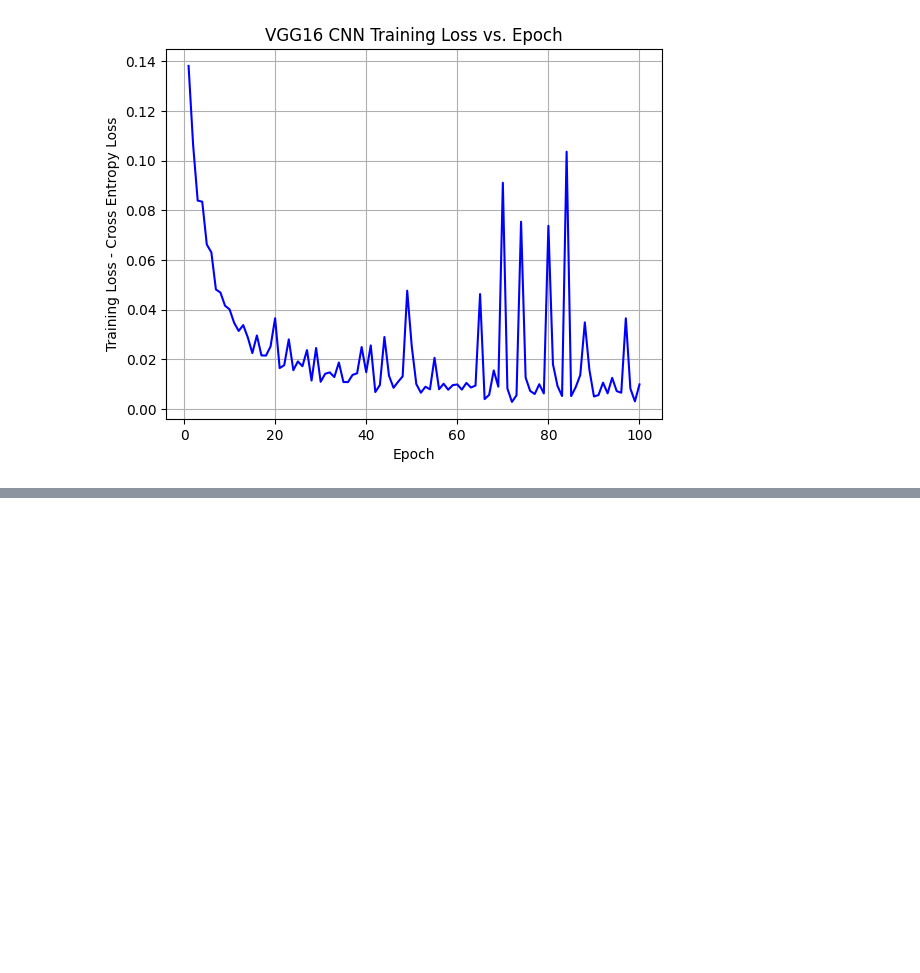
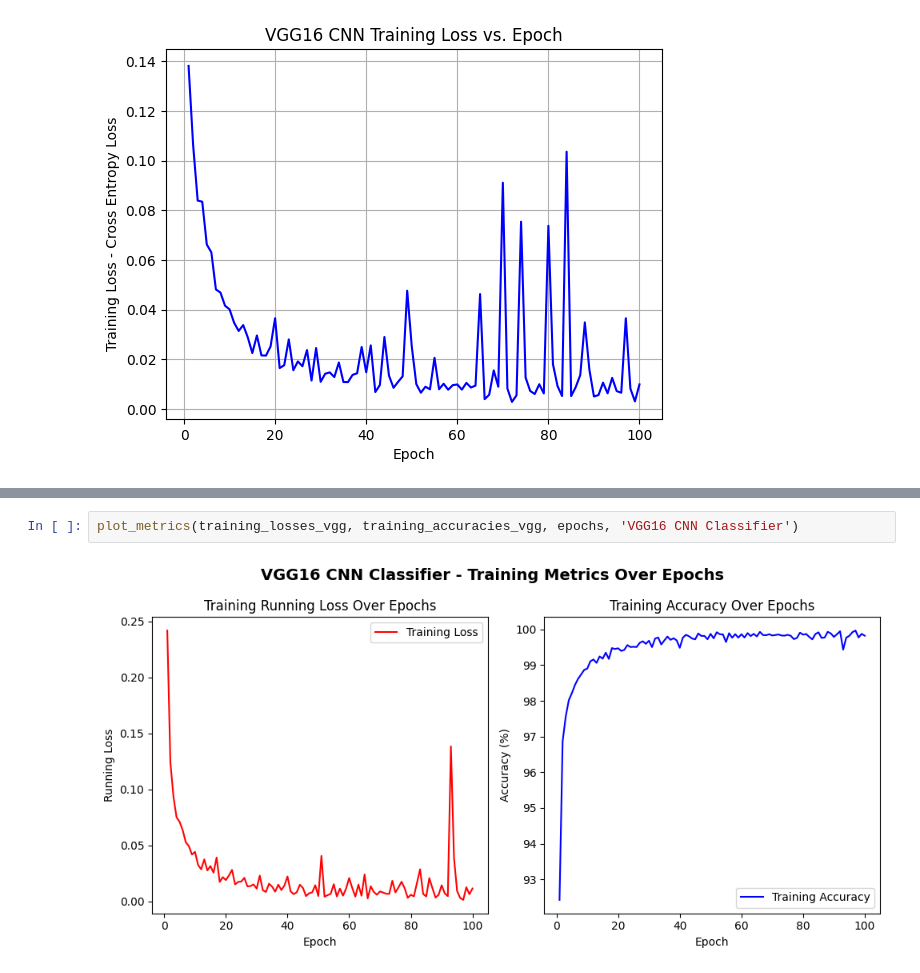
Before and after one commit to niiquaye/ECE457B, a Jupyter notebook: W25-asg3/assignment.ipynb, the cells around one changed output, grey strips where cells are left out. Cells and saved outputs as stored; diff of their text form; blank space fills up the shorter version.

```diff
--- a/W25-asg3/assignment.ipynb
+++ b/W25-asg3/assignment.ipynb
@@ -403,0 +415,4 @@ plt.show()
+# %%
+plot_metrics(training_losses_vgg, training_accuracies_vgg, epochs, 'VGG16 CNN Classifier')
+# %% [output]
+[figure, added]
```
Also changed, not shown: parts of 16 cells of this notebook.
